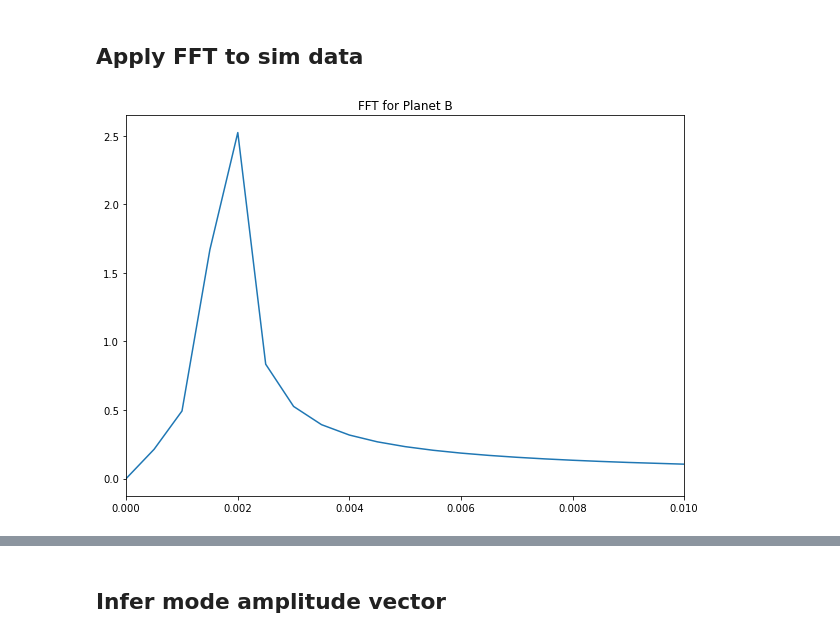
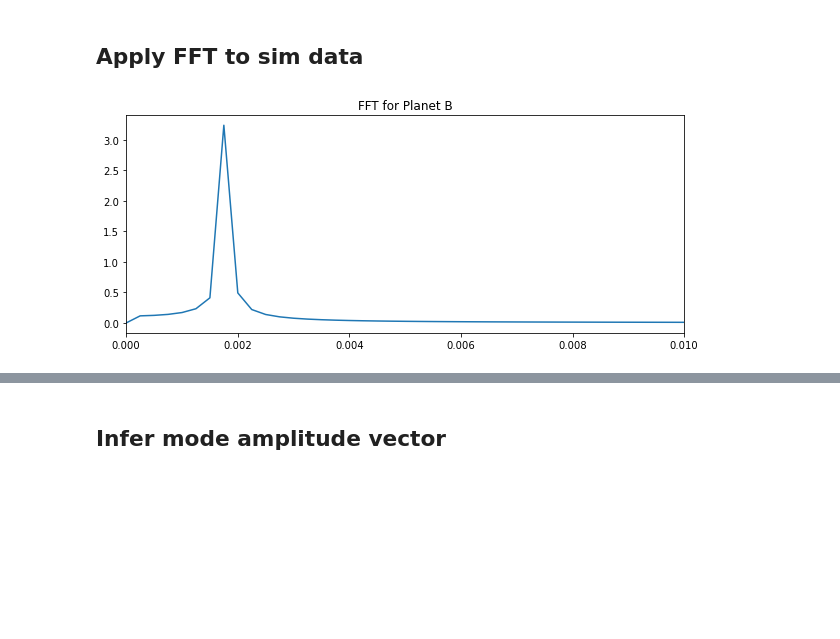
Before and after one commit to Jupiter1994/inc-dynamics, a Jupyter notebook: two_planet/two_planet.ipynb, the cells around one changed output, grey strips where cells are left out. Saved outputs shown, nothing was run; the diff lists cells and outputs as text; code cells hidden in the pictures; blank space fills up the shorter version.

```diff
--- a/two_planet/two_planet.ipynb
+++ b/two_planet/two_planet.ipynb
@@ -97,6 +97,7 @@ Per Appendix 1 in Su & Lai (2022), we track complex inclination $\mathcal{I}_j \
 tstep = 1
 tmax = 4e3 # end time of integration (yr)
 num_steps = int(tmax / tstep)
+N = num_steps
 
 b_incs_rad = np.asarray([0.] * num_steps) # inclination (radians) of Planet B over the sim
 c_incs_rad = np.asarray([0.] * num_steps) # inc (radians) of Planet C over the sim
@@ -160,10 +163,10 @@ with lzma.open(file_path, 'wb') as f:
 ## Load in sim data
 # %%
 # load in data, if necessary
-load_data = True
+load_data = False
 if load_data:
     tstep = int(1)
-    tmax = 2e3
+    tmax = 4e3
     num_steps = int(tmax)
     N = int(num_steps)
 
@@ -278,38 +257,89 @@ plt.show()
 # %% [markdown]
 ## Apply FFT to sim data
 # %%
-def FFT_period_amp(incs, planet_name):
+def quad_fn(coeffs, x):
     '''
-    Given a time series (incs) representing either the real or imag component
-    of complex inclination, return the period and amplitude of the time series.
+    Given the coefficients of a quadratic polynomial f(x), return f(x).
+
+    PARAMETERS
+    ----------
+    coeffs: 3-element list containing the quadratic's coefficients,
+    highest power first.
+    x: the value at which to evaluate f(x).
+
+    '''
+
+    a, b, c = coeffs
+
+    return a * x**2 + b * x + c
+
+def FFT_freq_amp(incs, planet_name, quad_interp=False):
+    '''
+    Given a time series (incs) representing either component of complex inclination,
+    return the frequency and amplitude of the time series. Includes an option
+    to apply quadratic interpolation around the FFT's peak.
 
     NOTE: This implementation is for 2 planets.
+
+    ARGUMENTS
+    ---------
+    incs: time series of either the real or imag component of a complex inclination series
+    planet_name: string representing planet name (used in plots)
+    quad_interp: if True, uses quadratic interpolation to improve the result
+    of low-resolution FFTs; default is False
 
     '''
 
     # only look at the positive side of the FFT
     yf = np.abs(fft.fft(incs - np.mean(incs))[:N//2])
     yf_scaled = 2 / num_steps * np.abs(yf)
     xf = fft.fftfreq(num_steps, tstep)[:N//2]
 
     # plot FFT result
+    plt.figure(figsize=(10,4))
     plt.plot(xf, yf_scaled)
     plt.xlim(0, 0.01)
     plt.title('FFT for ' + planet_name)
     plt.show()
 
-    # return period (years) and amplitude (degrees)
-    return 1 / xf[np.argmax(yf)], yf_scaled[np.argmax(yf)]
+    # run quadratic interpolation on the FFT
+    if quad_interp:
+        x_vals = [xf[np.argmax(yf) - 1], xf[np.argmax(yf)], xf[np.argmax(yf) + 1]]
+        y_vals = np.abs([yf[np.argmax(yf) - 1], yf[np.argmax(yf)], yf[np.argmax(yf) + 1]])
+        y_vals_scaled = 2 / num_steps * np.abs(y_vals)
 
-b_series = b_complex_incs_deg.real - i_ctr_deg
-c_series = c_complex_incs_deg.real - i_ctr_deg
+        # get coefficients of the interpolated quadratic function
+        coeffs = np.polyfit(x_vals, y_vals_scaled, deg=2)
+        a, b, c = coeffs
 
-b_period, b_amp = FFT_period_amp(b_series, 'Planet B')
-c_period, c_amp = FFT_period_amp(c_series, 'Planet C')
+        # get mode freq and amplitude
+        mode_f = - b / (2*a) # peak of the quadratic function
+        mode_amp = quad_fn(coeffs, mode_f)
 
-print(f'Planet B period: %0.f years' % b_period)
+        # return period (years) and amplitude
+        return mode_f, mode_amp
+
+    # (result from no quadratic interpolation)
+    # return freq (years) and amplitude (degrees)
+    return xf[np.argmax(yf)], yf_scaled[np.argmax(yf)]
+
+b_series = b_complex_incs_deg.real
+c_series = c_complex_incs_deg.real
+
+use_interp = False
+b_freq, b_amp = FFT_freq_amp(b_series, 'Planet B', quad_interp=use_interp)
+b_period = 1/b_freq # years
+c_freq, c_amp = FFT_freq_amp(c_series, 'Planet C', quad_interp=use_interp)
+c_period = 1/c_freq # years
+
+if use_interp:
+    print('WITH QUADRATIC INTERPOLATION:')
+print(f'Planet B freq: %0.3e years^-1' % b_freq)
+print(f'Planet B period: %0.2f years' % b_period)
 print(f'Planet B amplitude: %0.3f deg' % b_amp)
-print(f'Planet C period: %0.f years' % c_period)
+print()
+print(f'Planet C freq: %0.3e years^-1' % c_freq)
+print(f'Planet C period: %0.2f years' % c_period)
 print(f'Planet C amplitude: %0.3f deg' % c_amp)
 # %% [output]
-[figure, old version]
+[figure, new version]
```
Also changed, not shown: parts of 26 cells of this notebook, 1 other file.
